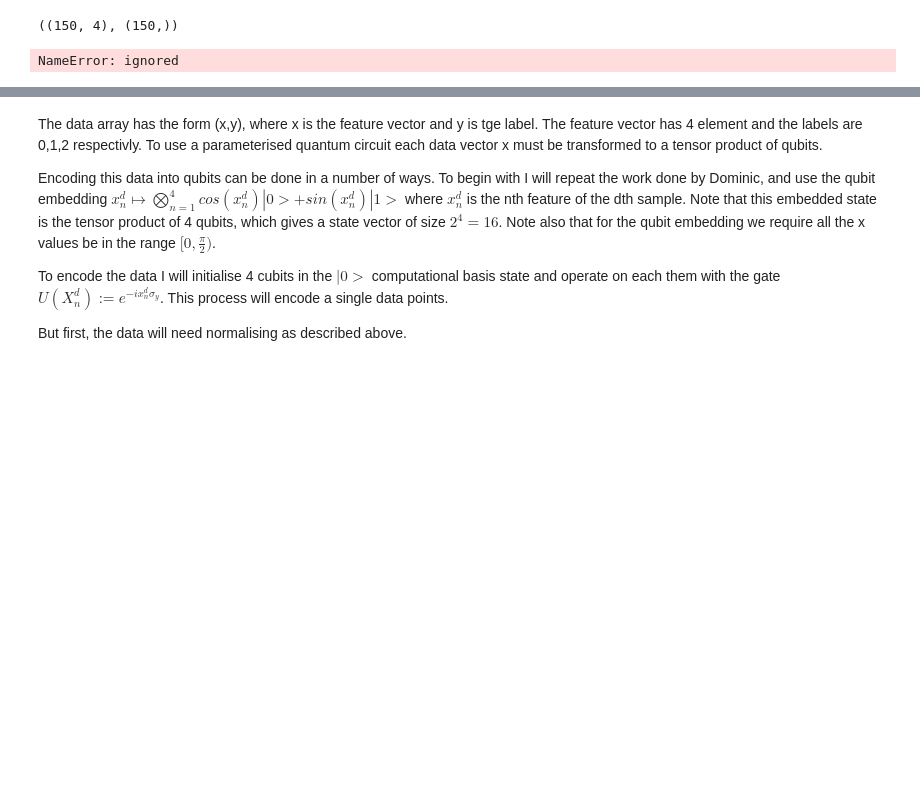
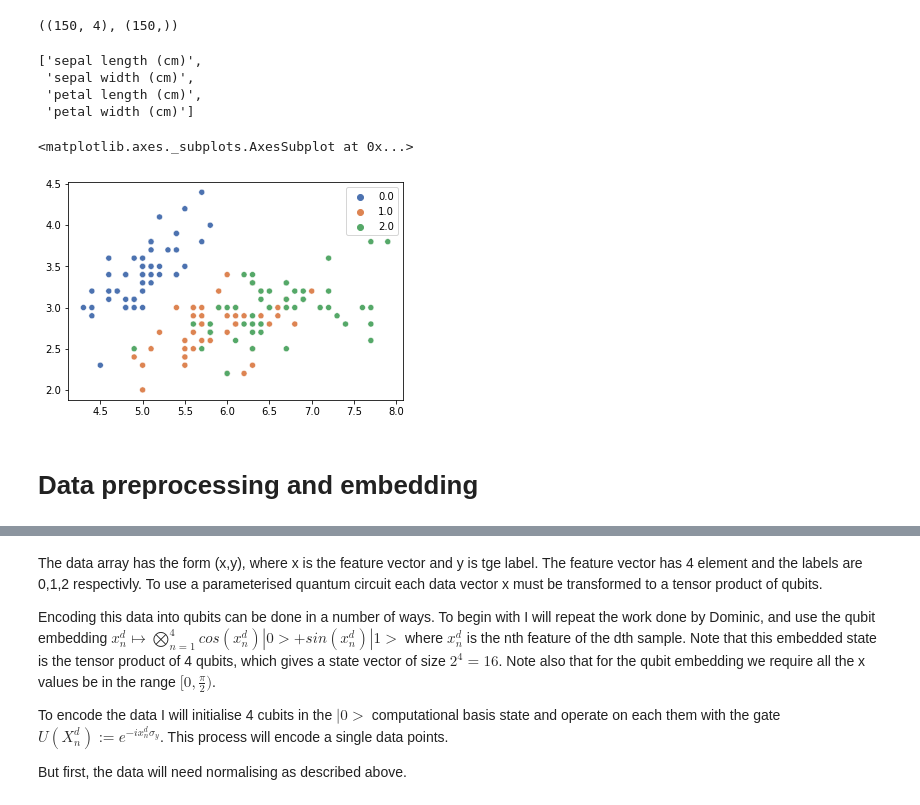
Before and after one commit to GeorgeWilliam1999/XAI-Project, a Jupyter notebook: Quantum_XAI.ipynb, the cells around one changed output, grey strips where cells are left out. Saved outputs shown, nothing was run; the diff lists cells and outputs as text; code cells hidden in the pictures; blank space fills up the shorter version.

```diff
--- a/Quantum_XAI.ipynb
+++ b/Quantum_XAI.ipynb
@@ -36,13 +37,16 @@ iris.data.shape,iris.target.shape
 # %%
 #Load iris data and classification to the same array.
 features = iris.feature_names
-#data = np.zeros((150,5))
-#data[:,0:4] = iris.data
-#data[:,4] = iris.target
+data = np.zeros((150,5))
+data[:,0:4] = iris.data
+data[:,4] = iris.target
+# %%
+features
+# %% [output]
+['sepal length (cm)',
+ 'sepal width (cm)',
+ 'petal length (cm)',
+ 'petal width (cm)']
 # %%
 from sklearn.model_selection import train_test_split
 X_train, X_test, y_train, y_test = train_test_split(iris.data, iris.target, test_size=0.33, random_state=42)
-# %%
-data.shape, features
-# %% [output]
-NameError: ignored
@@ -49,2 +55,9 @@ NameError: ignored
+# %%
+sns.scatterplot(data=data, x=data[:,0], y=data[:,1], hue=data[:,4], palette="deep")
+# %% [output]
+<matplotlib.axes._subplots.AxesSubplot at 0x...>
+[figure, added]
+# %% [markdown]
+# Data preprocessing and embedding
 # %%
 X_train.shape, X_test.shape, y_train.shape, y_test.shape
```
Also changed, not shown: parts of 83 cells of this notebook.
